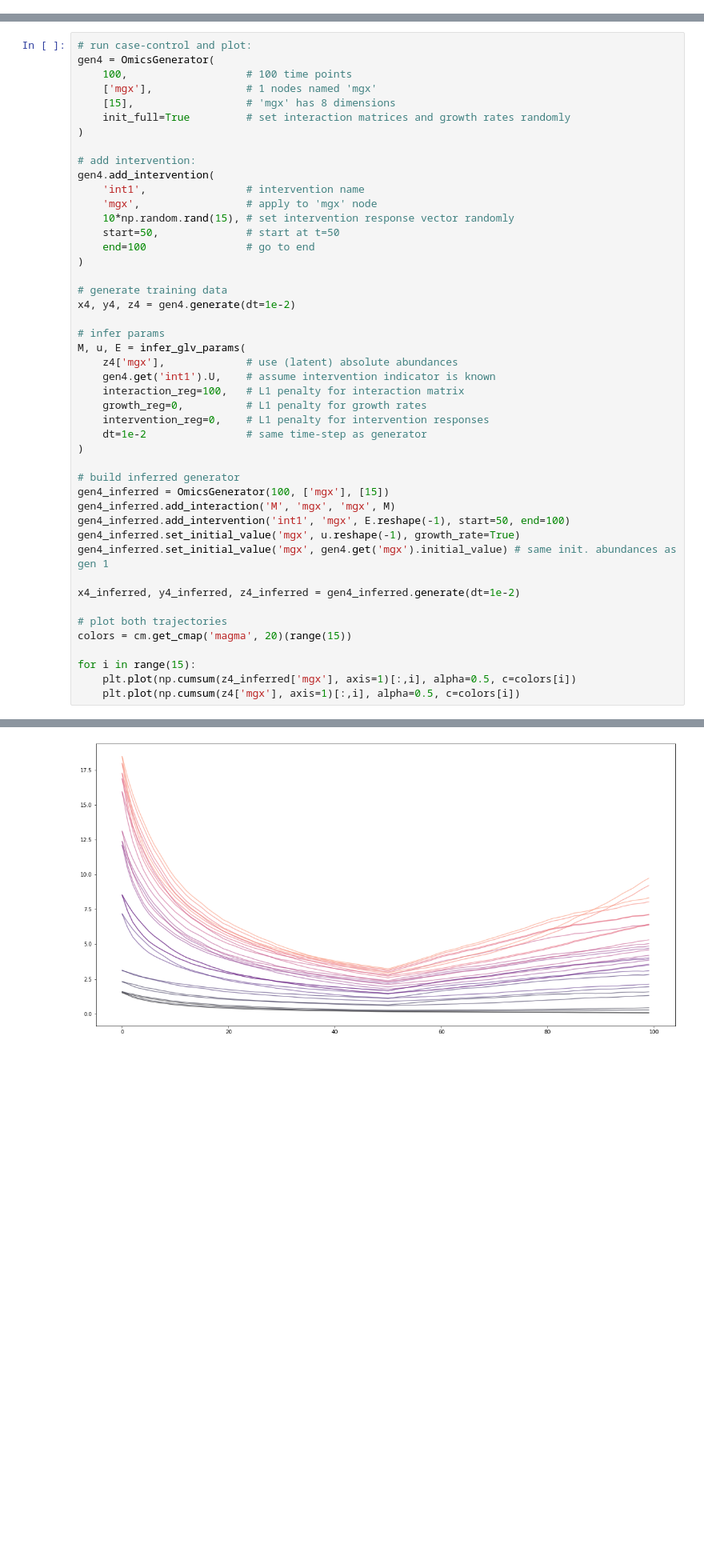
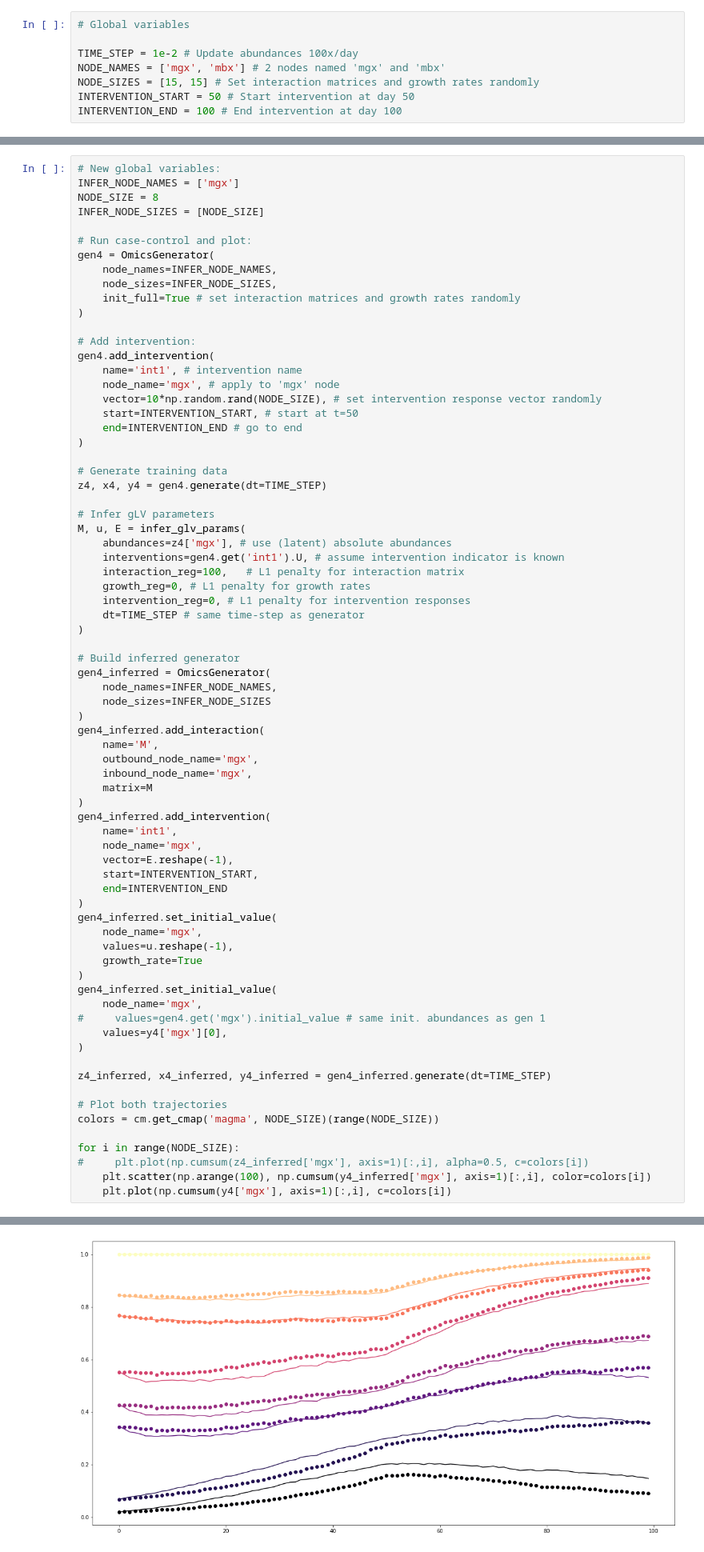
Before and after one commit to pchlenski/misdeed, a Jupyter notebook: notebooks/examples.ipynb, the cells around one changed output, grey strips where cells are left out. Shown at 80% size. Drawn from its saved outputs; the diff is of its cells as text; blank space fills up the shorter version.

```diff
--- a/notebooks/examples.ipynb
+++ b/notebooks/examples.ipynb
@@ -13,4 +13,12 @@ import numpy as np
 np.random.seed(10 )
 # %% [markdown]
 # Initialize generator with intervention
+# %%
+# Global variables
+
+TIME_STEP = 1e-2 # Update abundances 100x/day
+NODE_NAMES = ['mgx', 'mbx'] # 2 nodes named 'mgx' and 'mbx'
+NODE_SIZES = [15, 15] # Set interaction matrices and growth rates randomly
+INTERVENTION_START = 50 # Start intervention at day 50
+INTERVENTION_END = 100 # End intervention at day 100
 # %%
@@ -75,51 +98,78 @@ plot_pca([y3_control, y3_case], 'mgx', colors=['red', 'blue'], plot_trajectories
 # %% [markdown]
 # Using learned interaction matrices
 # %%
-# run case-control and plot:
+# New global variables:
+INFER_NODE_NAMES = ['mgx']
+NODE_SIZE = 8
+INFER_NODE_SIZES = [NODE_SIZE]
+
+# Run case-control and plot:
 gen4 = OmicsGenerator(
-    100,                   # 100 time points
-    ['mgx'],               # 1 nodes named 'mgx'
-    [15],                  # 'mgx' has 8 dimensions
-    init_full=True         # set interaction matrices and growth rates randomly
+    node_names=INFER_NODE_NAMES,
+    node_sizes=INFER_NODE_SIZES,
+    init_full=True # set interaction matrices and growth rates randomly
 )
 
-# add intervention:
+# Add intervention:
 gen4.add_intervention(
-    'int1',                # intervention name
-    'mgx',                 # apply to 'mgx' node
-    10*np.random.rand(15), # set intervention response vector randomly
-    start=50,              # start at t=50
-    end=100                # go to end
+    name='int1', # intervention name
+    node_name='mgx', # apply to 'mgx' node
+    vector=10*np.random.rand(NODE_SIZE), # set intervention response vector randomly
+    start=INTERVENTION_START, # start at t=50
+    end=INTERVENTION_END # go to end
 )
 
-# generate training data
-x4, y4, z4 = gen4.generate(dt=1e-2)
+# Generate training data
+z4, x4, y4 = gen4.generate(dt=TIME_STEP)
 
-# infer params
+# Infer gLV parameters
 M, u, E = infer_glv_params(
-    z4['mgx'],             # use (latent) absolute abundances
-    gen4.get('int1').U,    # assume intervention indicator is known
+    abundances=z4['mgx'], # use (latent) absolute abundances
+    interventions=gen4.get('int1').U, # assume intervention indicator is known
     interaction_reg=100,   # L1 penalty for interaction matrix
-    growth_reg=0,          # L1 penalty for growth rates
-    intervention_reg=0,    # L1 penalty for intervention responses
-    dt=1e-2                # same time-step as generator
+    growth_reg=0, # L1 penalty for growth rates
+    intervention_reg=0, # L1 penalty for intervention responses
+    dt=TIME_STEP # same time-step as generator
 )
 
-# build inferred generator
-gen4_inferred = OmicsGenerator(100, ['mgx'], [15])
-gen4_inferred.add_interaction('M', 'mgx', 'mgx', M)
-gen4_inferred.add_intervention('int1', 'mgx', E.reshape(-1), start=50, end=100)
-gen4_inferred.set_initial_value('mgx', u.reshape(-1), growth_rate=True)
-gen4_inferred.set_initial_value('mgx', gen4.get('mgx').initial_value) # same init. abundances as gen 1
+# Build inferred generator
+gen4_inferred = OmicsGenerator(
+    node_names=INFER_NODE_NAMES,
+    node_sizes=INFER_NODE_SIZES
+)
+gen4_inferred.add_interaction(
+    name='M',
+    outbound_node_name='mgx',
+    inbound_node_name='mgx',
+    matrix=M
+)
+gen4_inferred.add_intervention(
+    name='int1',
+    node_name='mgx',
+    vector=E.reshape(-1),
+    start=INTERVENTION_START,
+    end=INTERVENTION_END
+)
+gen4_inferred.set_initial_value(
+    node_name='mgx',
+    values=u.reshape(-1),
+    growth_rate=True
+)
+gen4_inferred.set_initial_value(
+    node_name='mgx',
+#     values=gen4.get('mgx').initial_value # same init. abundances as gen 1
+    values=y4['mgx'][0],
+)
 
-x4_inferred, y4_inferred, z4_inferred = gen4_inferred.generate(dt=1e-2)
+z4_inferred, x4_inferred, y4_inferred = gen4_inferred.generate(dt=TIME_STEP)
 
-# plot both trajectories
-colors = cm.get_cmap('magma', 20)(range(15))
+# Plot both trajectories
+colors = cm.get_cmap('magma', NODE_SIZE)(range(NODE_SIZE))
 
-for i in range(15):
-    plt.plot(np.cumsum(z4_inferred['mgx'], axis=1)[:,i], alpha=0.5, c=colors[i])
-    plt.plot(np.cumsum(z4['mgx'], axis=1)[:,i], alpha=0.5, c=colors[i])
+for i in range(NODE_SIZE):
+#     plt.plot(np.cumsum(z4_inferred['mgx'], axis=1)[:,i], alpha=0.5, c=colors[i])
+    plt.scatter(np.arange(100), np.cumsum(y4_inferred['mgx'], axis=1)[:,i], color=colors[i])
+    plt.plot(np.cumsum(y4['mgx'], axis=1)[:,i], c=colors[i])
 # %% [output]
 Node 'mgx' initialized
 Interaction 'mgx->mgx' added
@@ -135 +187 @@ Added growth rates to node mgx
-[figure, old version]
+[figure, new version]
```
Also changed, not shown: parts of 6 cells of this notebook, 2 other files.
